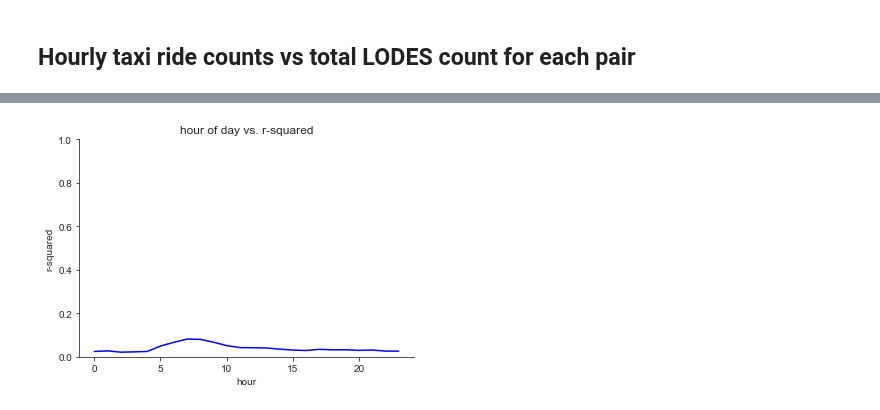
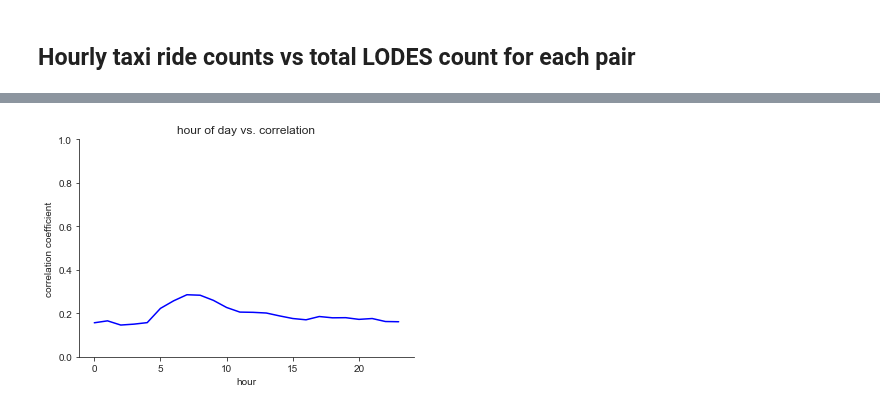
Before and after one commit to Rufei-Sheng/Manhattan-Congestion-Surcharge-Capstone, a Jupyter notebook: notebooks/explore_LODES_correlation.ipynb, the cells around one changed output, grey strips where cells are left out. Cells and saved outputs as stored; diff of their text form; code cells hidden in the pictures.

```diff
--- a/notebooks/explore_LODES_correlation.ipynb
+++ b/notebooks/explore_LODES_correlation.ipynb
@@ -136,6 +149,7 @@ plt.xlim=(0,100);
 
 expected = LODES total * % census taxi commuters
 # %%
+hrly_rsq = []
 hrly_corr = []
 for i in range(24):
     fig, ax = plt.subplots()
@@ -144,5 +158,6 @@ for i in range(24):
     mod = smf.ols(formula='counts ~ expected_taxi', data = hrdata).fit()
     abline_plot(model_results=mod, ax=ax, color='red')
     plt.title('{} : {}'.format(i,mod.rsquared))
-    hrly_corr.append([i,mod.rsquared]);
+    hrly_rsq.append([i,mod.rsquared])
+    hrly_corr.append([i,np.corrcoef(hrdata['expected_taxi'], hrdata['counts'])[1][0]]);
 # %% [output]
@@ -198,6 +216,7 @@ ax.set_ylim(0,1);
 # %% [markdown]
 ## Hourly taxi ride counts vs total LODES count for each pair
 # %%
+hrly_rsq2 = []
 hrly_corr2 = []
 for i in range(24):
     fig, ax = plt.subplots()
@@ -205,7 +224,10 @@ for i in range(24):
     plt.scatter('S000','counts', color='blue',data=hrdata)
     mod = smf.ols(formula='counts ~ S000', data = hrdata).fit()
     abline_plot(model_results=mod, ax=ax, color='red')
-    plt.title('{} : {}'.format(i,mod.rsquared))
+    plt.title('{} : {}'.format(i,
+        np.corrcoef(hrdata['S000'], hrdata['counts'])[1][0]))
     plt.xlabel('lodes total count')
-    hrly_corr2.append([i,mod.rsquared]);
+    hrly_rsq2.append([i,mod.rsquared])
+    hrly_corr2.append([i,np.corrcoef(hrdata['S000'], hrdata['counts'])[1][0]])
+    ;
 # %% [output]
@@ -223,5 +245,9 @@ for i in range(24):
 [figure]
 ... (12 outputs left out)
 # %%
-df2 = pd.DataFrame(hrly_corr2)
-df2.rename(columns={0:'hr',1:'r'},inplace=True)
+df_r2 = pd.DataFrame(hrly_rsq2)
+df_r2.rename(columns={0:'hr',1:'r'},inplace=True)
+
+df_corr2 = pd.DataFrame(hrly_corr2)
+df_corr2.rename(columns={0:'hr',1:'corr_coef'},inplace=True)
+df_corr2
@@ -228,12 +272,12 @@ df2.rename(columns={0:'hr',1:'r'},inplace=True)
 # %%
 f, ax = plt.subplots()
 sns.set_style("ticks")
 sns.despine(f)
-sns.lineplot(x="hr", y="r",color='b',
-                data=df2, ax=ax)
-plt.title('hour of day vs. r-squared')
+sns.lineplot(x="hr", y="corr_coef",color='b',
+                data=df_corr2, ax=ax)
+plt.title('hour of day vs. correlation')
 plt.xlabel('hour')
-plt.ylabel('r-squared')
+plt.ylabel('correlation coefficient')
 ax.set_ylim(0,1);
 # %% [output]
-[figure, old version]
+[figure, new version]
```
Also changed, not shown: parts of 7 cells of this notebook, 1 other file.
